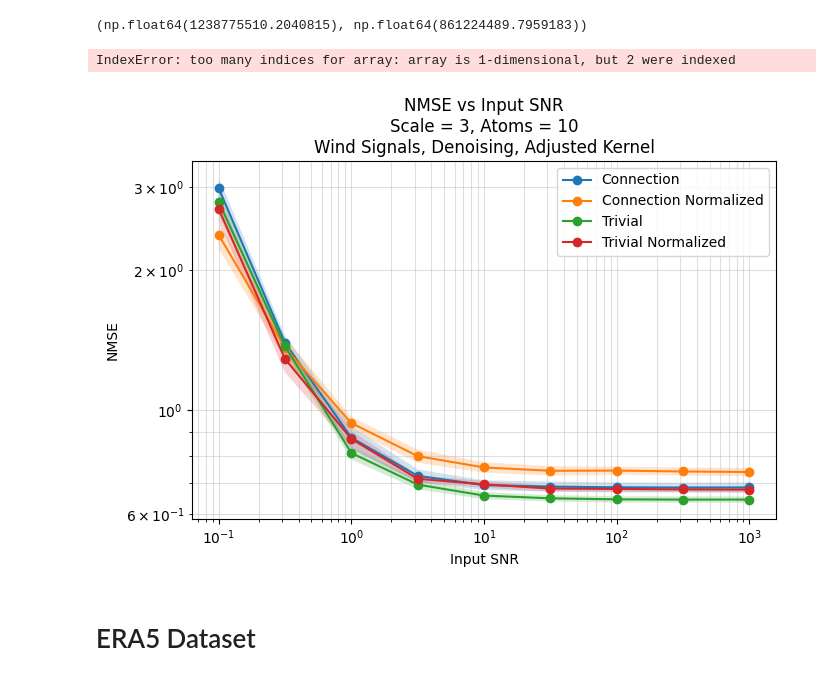
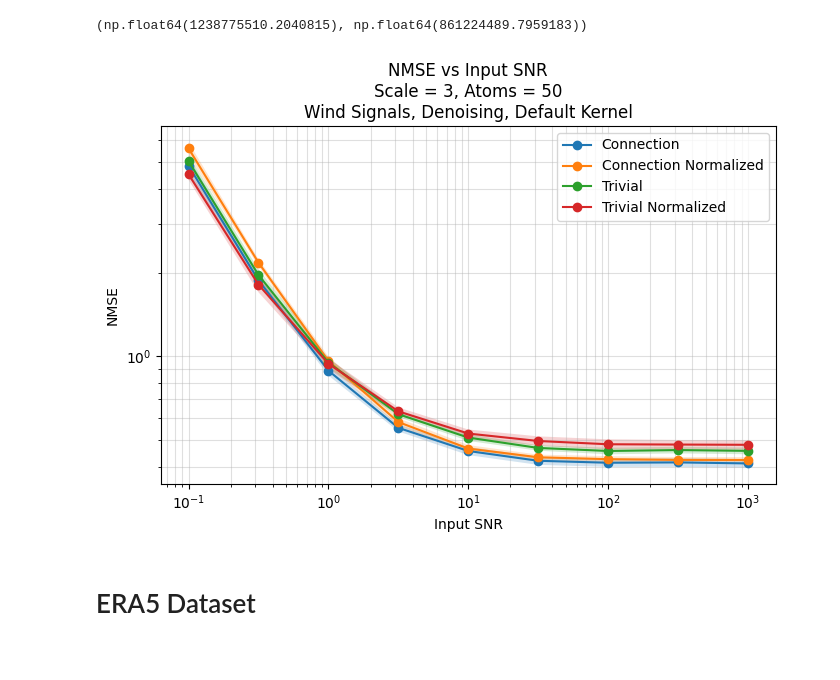
Before and after one commit to gmaurer08/sheaf-signal-processing, a Jupyter notebook: main.ipynb, the cells around one changed output. Saved outputs shown, nothing was run; the diff lists cells and outputs as text; code cells hidden in the pictures.

```diff
--- a/main.ipynb
+++ b/main.ipynb
@@ -612,8 +632,8 @@ best_combo_wind
 # %%
 # Project point cloud onto unit sphere to avoid overflow
 point_cloud = station_points # / np.linalg.norm(station_points, axis=1, keepdims=True)
-eps = best_combo_wind[0]  # 1.5e9 #0.15 # epsilon for the graph
-eps_pca = best_combo_wind[1]  # 1e9 #0.1 # epsilon for the local PCA
+eps = best_combo_wind[0] # 1238775510.2040815                 # 1.5e9 #0.15 # epsilon for the graph
+eps_pca = best_combo_wind[1]  # 861224489.7959183             # 1e9 #0.1 # epsilon for the local PCA
 k = 15 # number of neighbors in knn
 gamma = 0.997 # information variability threshold in dimension estimation with singular values
 
@@ -628,22 +648,20 @@ hyperparameters = {
     #'num_signals':20,
     'SEED': 42,
     'normalize': False,
-    'adjust_kernel': True,
+    'adjust_kernel': False,
     'num_atoms': [5, 10, 25, 50, 100, 200],
     'SNR': [10**(t/2) for t in range(-2,7)]
 }
 
 nmse_results = signal_denoising(point_cloud, hyperparameters, signals[:,:20])
 
-with open('res/wind/denoising_adjusted_kernel_nmse.pkl', 'wb') as f:
+with open('res/wind/eps_1.2e9_eps_pca_8.6e8/denoising_default_kernel_nmse.pkl', 'wb') as f:
     pickle.dump(nmse_results, f)
-# %% [output]
-IndexError: too many indices for array: array is 1-dimensional, but 2 were indexed
 # %%
-nmse = pickle.load(open('res/wind/denoising_adjusted_kernel_nmse.pkl', 'rb'))
-plot_nmse_snr(nmse_results,num_atoms=10, subtitle='Wind Signals, Denoising, Adjusted Kernel')
+nmse = pickle.load(open('res/wind/eps_1.2e9_eps_pca_8.6e8/denoising_default_kernel_nmse.pkl', 'rb'))
+plot_nmse_snr(nmse_results,num_atoms=50, subtitle='Wind Signals, Denoising, Default Kernel')
 # %% [output]
-[figure, old version]
+[figure, new version]
 # %% [markdown]
 # ERA5 Dataset
 # %%
```
Also changed, not shown: parts of 10 cells of this notebook, 1 other file.
